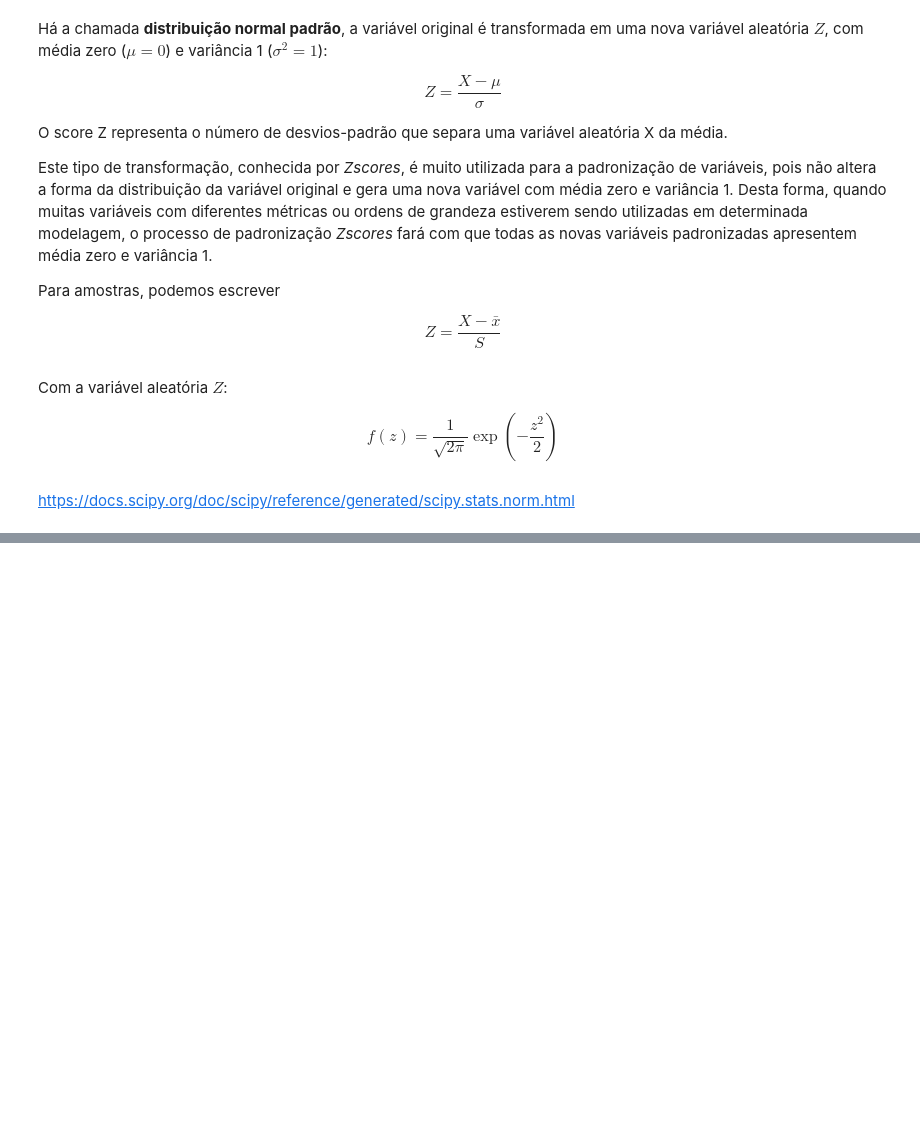
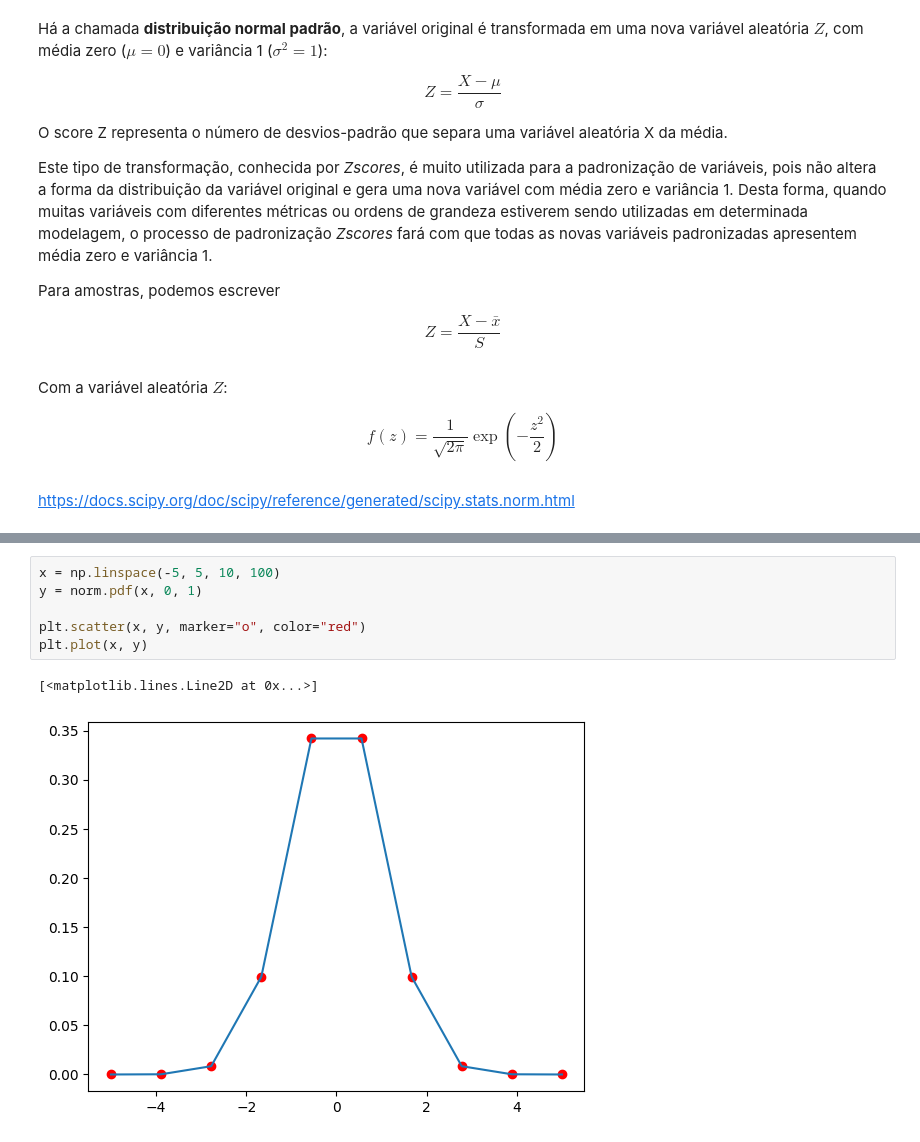
Before and after one commit to PauloViniciusR/Estatistica_dados, a Jupyter notebook: Estatistica_Probabilistica/07_distribuicoes_variaveis_continuas_normal_inicio.ipynb, the cells around one changed output, grey strips where cells are left out. Drawn from its saved outputs; the diff is of its cells as text; blank space fills up the shorter version.

```diff
--- a/Estatistica_Probabilistica/07_distribuicoes_variaveis_continuas_normal_inicio.ipynb
+++ b/Estatistica_Probabilistica/07_distribuicoes_variaveis_continuas_normal_inicio.ipynb
@@ -36,0 +56,9 @@ https://docs.scipy.org/doc/scipy/reference/generated/scipy.stats.norm.html
+# %%
+x = np.linspace(-5, 5, 10, 100)
+y = norm.pdf(x, 0, 1)
+
+plt.scatter(x, y, marker="o", color="red")
+plt.plot(x, y)
+# %% [output]
+[<matplotlib.lines.Line2D at 0x...>]
+[figure, added]
```
Also changed, not shown: parts of 5 cells of this notebook.
